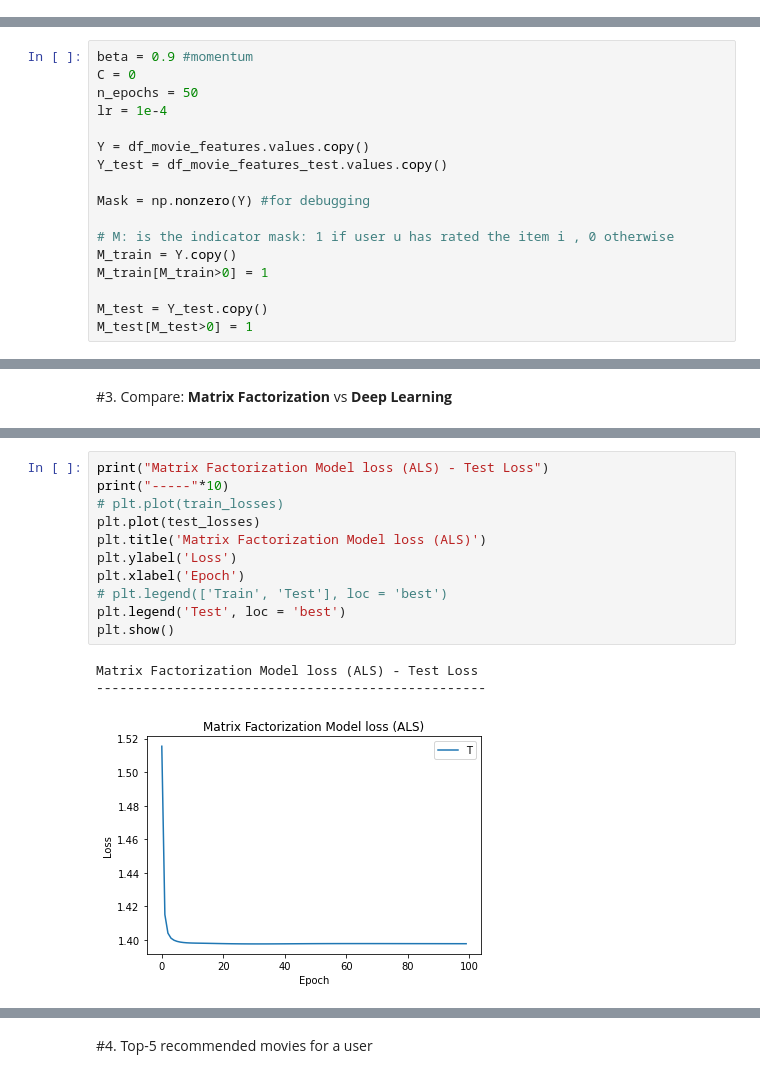
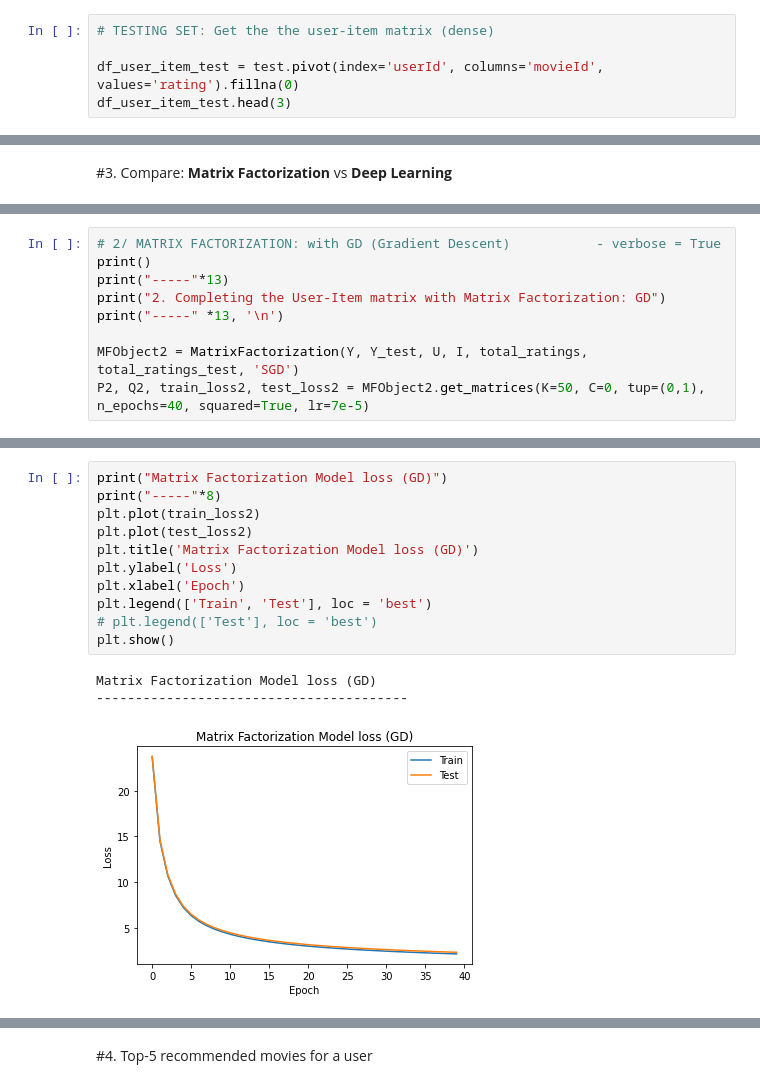
Before and after one commit to ikram-hamizi/AML-DS-2021, a Jupyter notebook: AML_HW2.ipynb, the cells around one changed output, grey strips where cells are left out. Cells and saved outputs as stored; diff of their text form.

```diff
--- a/AML_HW2.ipynb
+++ b/AML_HW2.ipynb
@@ -91,0 +94,5 @@ Text(0.5, 1.0, 'Histogram of ratings frequency (binned)')
+# %%
+# TESTING SET: Get the the user-item matrix (dense)
+
+df_user_item_test = test.pivot(index='userId', columns='movieId', values='rating').fillna(0)
+df_user_item_test.head(3)
@@ -280,17 +335,0 @@ def RMSE(error, A, B, C=0, bu=None, bi=None):
-# %%
-beta = 0.9 #momentum
-C = 0
-n_epochs = 50
-lr = 1e-4
-
-Y = df_movie_features.values.copy()
-Y_test = df_movie_features_test.values.copy()
-
-Mask = np.nonzero(Y) #for debugging
-
-# M: is the indicator mask: 1 if user u has rated the item i , 0 otherwise
-M_train = Y.copy()
-M_train[M_train>0] = 1
-
-M_test = Y_test.copy()
-M_test[M_test>0] = 1
@@ -493,0 +579,9 @@ torch.save(model, '/content/drive/MyDrive/modelHW2.pth')
+# %%
+# 2/ MATRIX FACTORIZATION: with GD (Gradient Descent)			- verbose = True
+print()
+print("-----"*13)
+print("2. Completing the User-Item matrix with Matrix Factorization: GD")
+print("-----" *13, '\n')
+
+MFObject2 = MatrixFactorization(Y, Y_test, U, I, total_ratings, total_ratings_test, 'SGD')
+P2, Q2, train_loss2, test_loss2 = MFObject2.get_matrices(K=50, C=0, tup=(0,1), n_epochs=40, squared=True, lr=7e-5)
@@ -508,15 +650,15 @@ plt.show()
 # %%
-print("Matrix Factorization Model loss (ALS) - Test Loss")
-print("-----"*10)
-# plt.plot(train_losses)
-plt.plot(test_losses)
-plt.title('Matrix Factorization Model loss (ALS)')
+print("Matrix Factorization Model loss (GD)")
+print("-----"*8)
+plt.plot(train_loss2)
+plt.plot(test_loss2)
+plt.title('Matrix Factorization Model loss (GD)')
 plt.ylabel('Loss')
 plt.xlabel('Epoch')
-# plt.legend(['Train', 'Test'], loc = 'best')
-plt.legend('Test', loc = 'best')
+plt.legend(['Train', 'Test'], loc = 'best')
+# plt.legend(['Test'], loc = 'best')
 plt.show()
 # %% [output]
-Matrix Factorization Model loss (ALS) - Test Loss
---------------------------------------------------
+Matrix Factorization Model loss (GD)
+----------------------------------------
-[figure, old version]
+[figure, new version]
```
Also changed, not shown: parts of 58 cells of this notebook.
